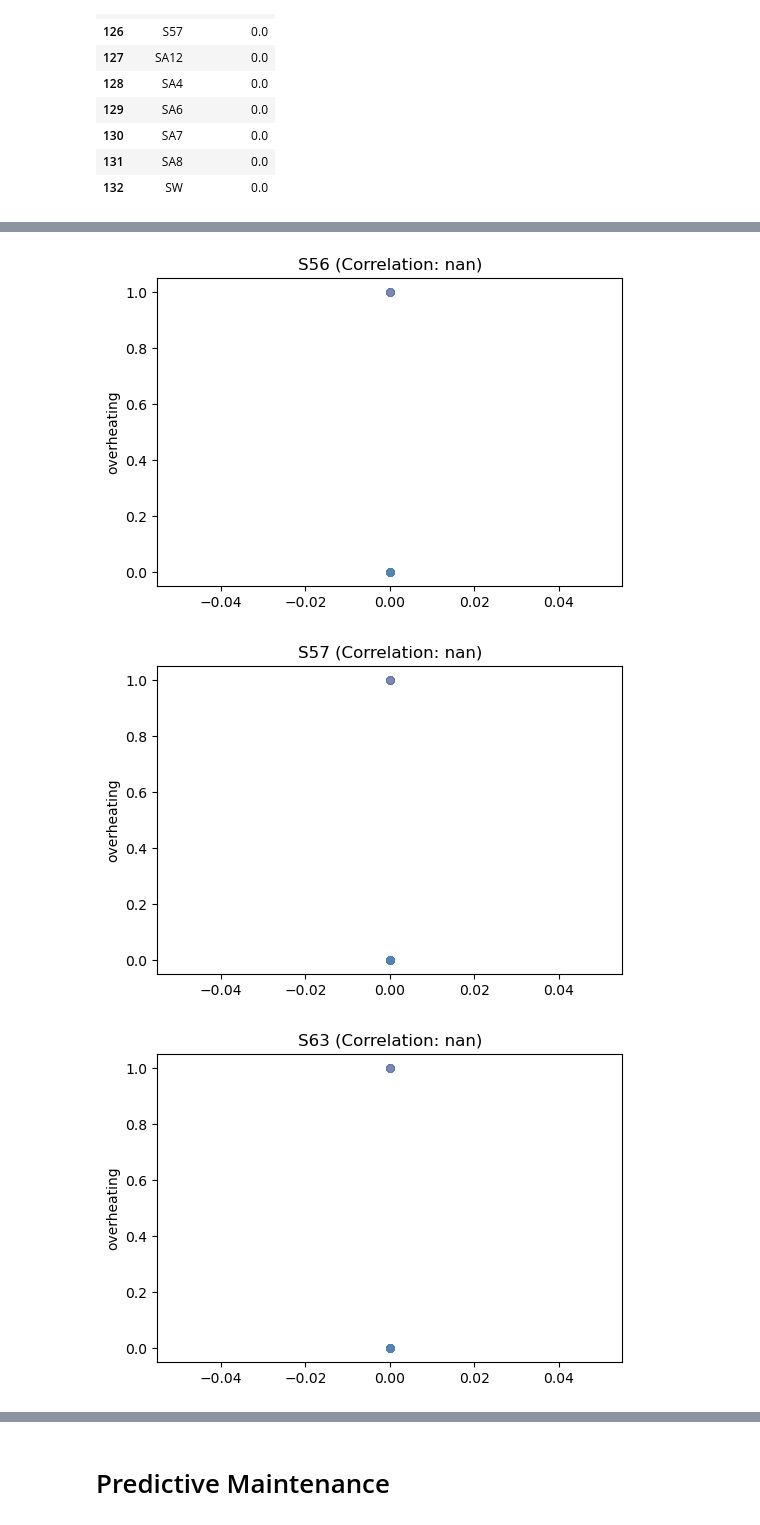
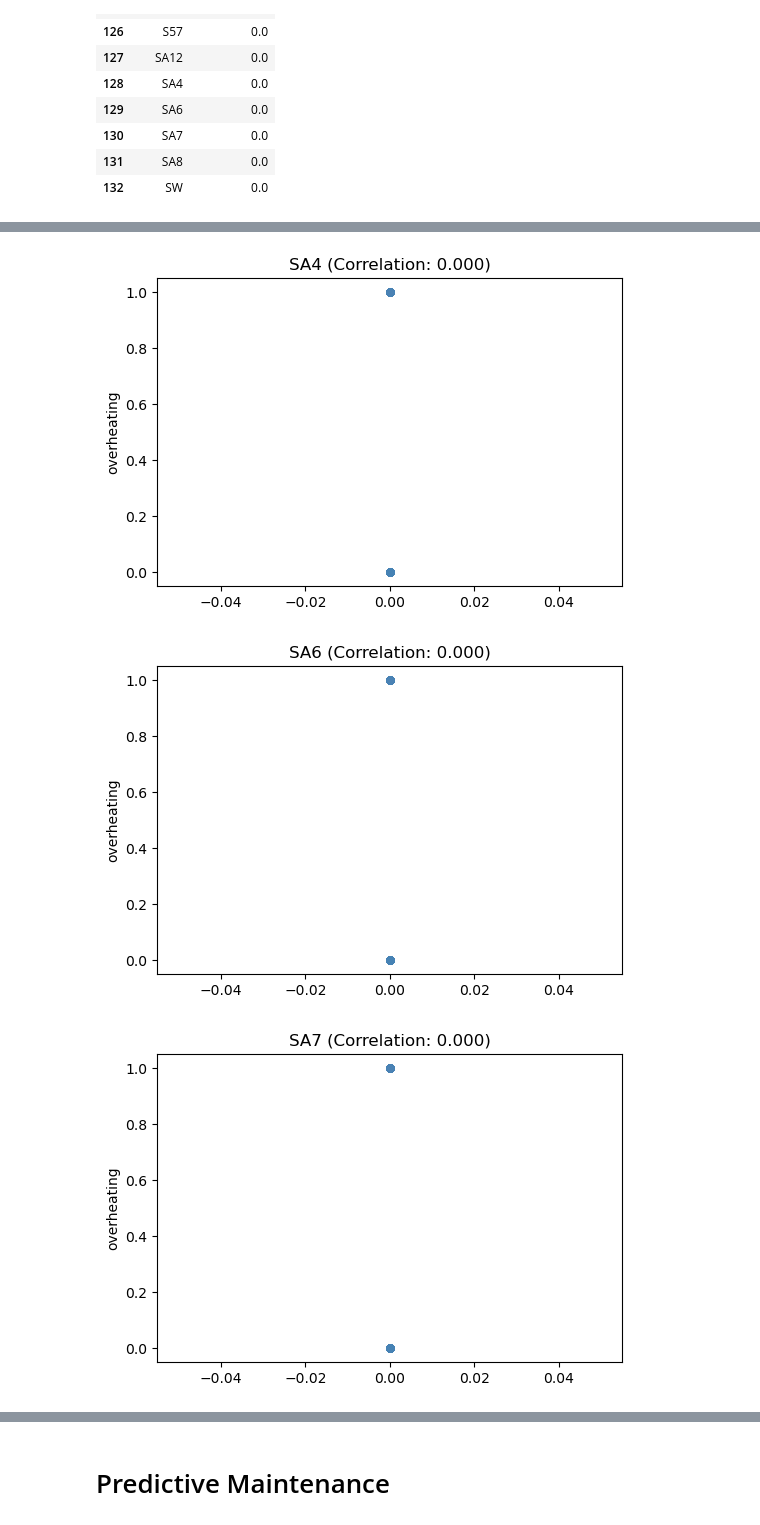
Before and after one commit to RaffaeleSabatini/MAPD2025_proj3, a Jupyter notebook: main.ipynb, the cells around one changed output, grey strips where cells are left out. Drawn from its saved outputs; the diff is of its cells as text; code cells hidden in the pictures.

```diff
--- a/main.ipynb
+++ b/main.ipynb
@@ -1446,3 +1456,6 @@ def extract_alarm_bits(df: DataFrame, columns=["A5", "A9"], bits=[6, 7, 8]) -> D
+# %%
+df_final = df_final.withColumn("A5", df_final["A5"].cast("int")) \
+                   .withColumn("A9", df_final["A9"].cast("int"))
 # %%
 # Extract bits from alarms
 df_final_alarm = extract_alarm_bits(df_final, columns=["A5", "A9"], bits=[1,2,3,4,5,6,7,8,9,10,11,12,13,14,15,16])
@@ -1547,9 +1549,9 @@ plot_histograms_by_target(df_filtrato_prova, "overheating", interest, prova_corr
 # %%
 #array_nan = prova_corr_alarm[prova_corr_alarm["correlazioni"].isna()]["sensori"].tolist()
 
-array_nan = prova_corr_alarm.tail(10)["Sensors"].tolist()
+array_nan = prova_corr_alarm.tail(5)["Sensors"].tolist()
 plot_scatter_corr( df_filtrato_prova, "overheating", array_nan, prova_corr_alarm )
 # %% [output]
-[figure, old version]
+[figure, new version]
-[figure, old version]
+[figure, new version]
-[figure, old version]
+[figure, new version]
```
Also changed, not shown: parts of 11 cells of this notebook.
